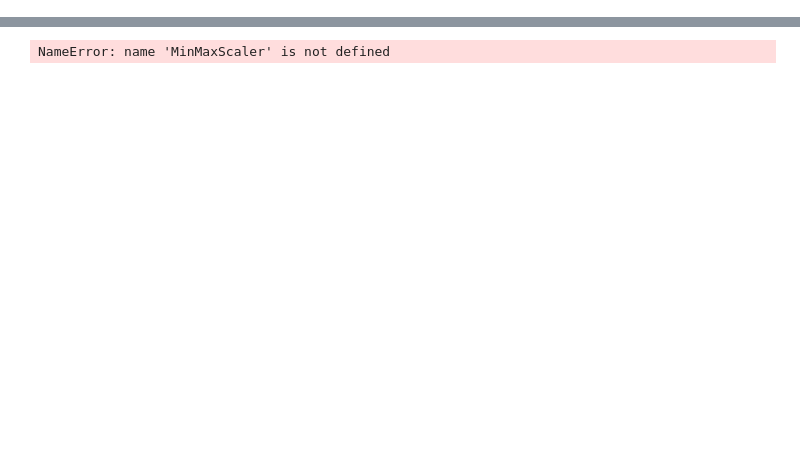
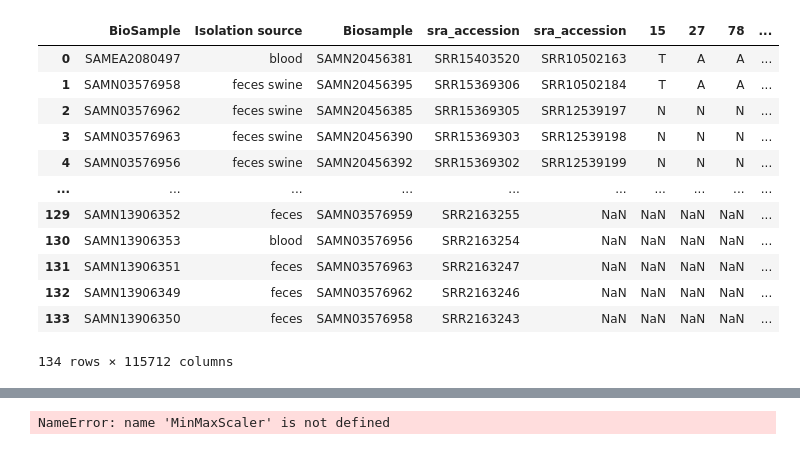
Before and after one commit to omicscodeathon/salmonellaml, a Jupyter notebook: notebooks/preprocessing_04.ipynb, the cells around one changed output, grey strips where cells are left out. Saved outputs shown, nothing was run; the diff lists cells and outputs as text; code cells hidden in the pictures; blank space fills up the shorter version.

```diff
--- a/notebooks/preprocessing_04.ipynb
+++ b/notebooks/preprocessing_04.ipynb
@@ -108,0 +148,4 @@ df
+# %%
+df_sra=pd.read_table("../pipeline/run-2023-08-11-salmonellaml/sra_kenya_biosamples.txt",header=None)
+df_sra.columns=["Biosample","sra_accession"]
+df_sra
@@ -109,3 +169,22 @@ df
+# %%
+df_sra_biosample=pd.concat([df_bio,df_sra], axis=1)
+df_sra_biosample.dropna(inplace=True)
+df_all=pd.concat([df_sra_biosample,df],axis=1)
+df_all
+# %% [output]
+|  | BioSample | Isolation source | Biosample | sra_accession | sra_accession | 15 | 27 | 78 | ... |
+| 0 | SAMEA2080497 | blood | SAMN20456381 | SRR15403520 | SRR10502163 | T | A | A | ... |
+| 1 | SAMN03576958 | feces swine | SAMN20456395 | SRR15369306 | SRR10502184 | T | A | A | ... |
+| 2 | SAMN03576962 | feces swine | SAMN20456385 | SRR15369305 | SRR12539197 | N | N | N | ... |
+| 3 | SAMN03576963 | feces swine | SAMN20456390 | SRR15369303 | SRR12539198 | N | N | N | ... |
+| 4 | SAMN03576956 | feces swine | SAMN20456392 | SRR15369302 | SRR12539199 | N | N | N | ... |
+| ... | ... | ... | ... | ... | ... | ... | ... | ... | ... |
+| 129 | SAMN13906352 | feces | SAMN03576959 | SRR2163255 | NaN | NaN | NaN | NaN | ... |
+| 130 | SAMN13906353 | blood | SAMN03576956 | SRR2163254 | NaN | NaN | NaN | NaN | ... |
+| 131 | SAMN13906351 | feces | SAMN03576963 | SRR2163247 | NaN | NaN | NaN | NaN | ... |
+| 132 | SAMN13906349 | feces | SAMN03576962 | SRR2163246 | NaN | NaN | NaN | NaN | ... |
+| 133 | SAMN13906350 | feces | SAMN03576958 | SRR2163243 | NaN | NaN | NaN | NaN | ... |
+134 rows × 115712 columns
 # %%
 # ! pip install sklearn
 # %%
```
Also changed, not shown: parts of 13 cells of this notebook.
